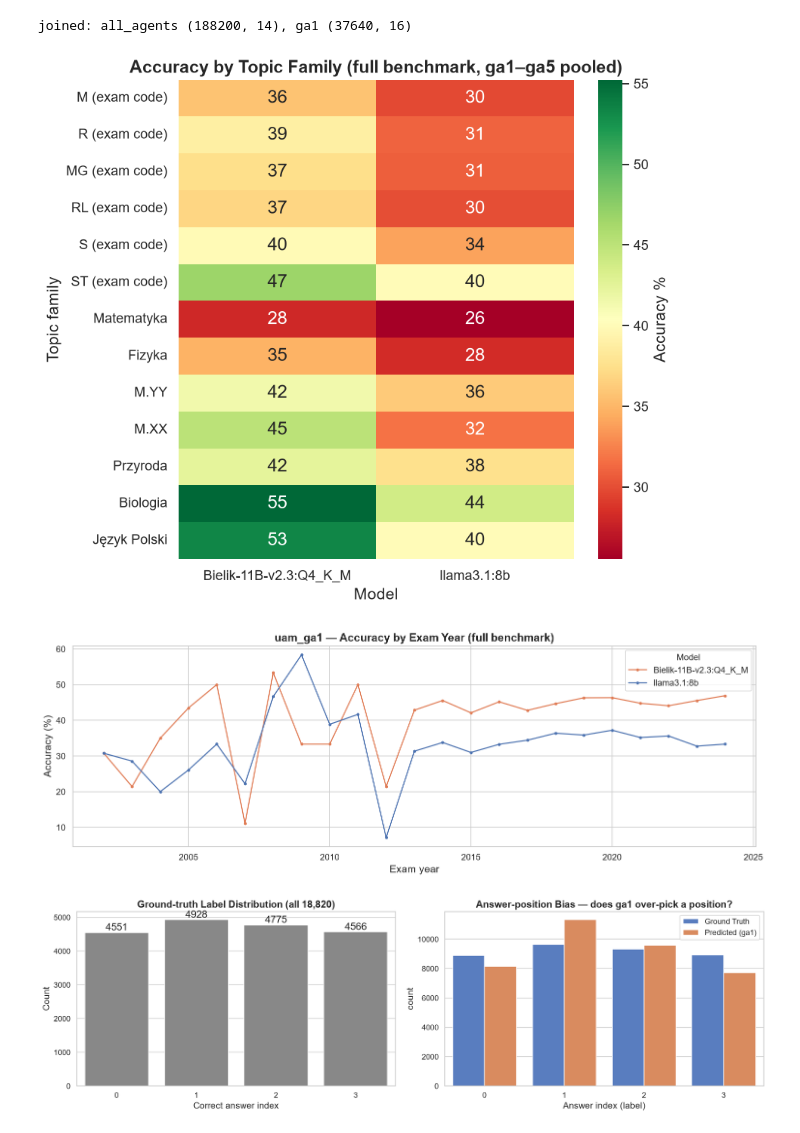
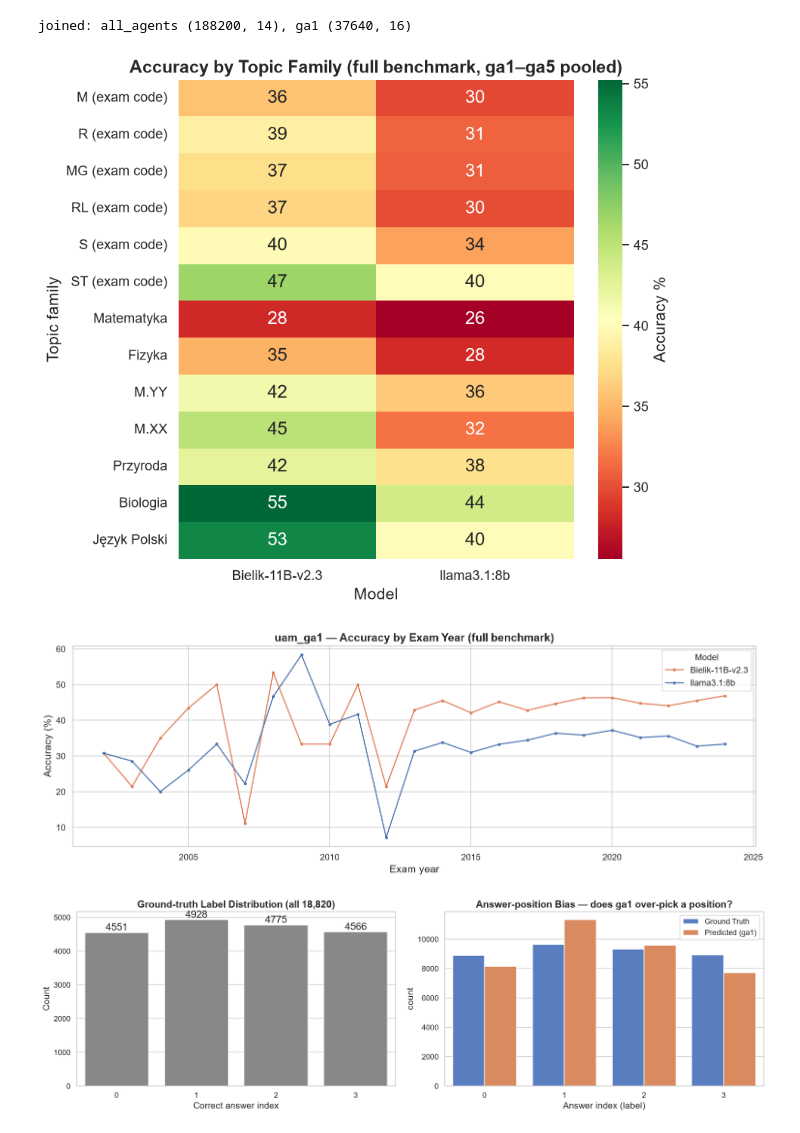
Before and after one commit to Wilsonuep/claims_processing, a Jupyter notebook: notebooks/data_discovery.ipynb, the cells around one changed output. Drawn from its saved outputs; the diff is of its cells as text; code cells hidden in the pictures.

```diff
--- a/notebooks/data_discovery.ipynb
+++ b/notebooks/data_discovery.ipynb
@@ -32,10 +32,10 @@ plt.rcParams.update({
     "figure.titlesize": 16,
 })
 
-PALETTE = {'Bielik-11B-v2.3:Q4_K_M': '#E07B54', 'llama3.1:8b': '#4C72B0'}
+PALETTE = {'Bielik-11B-v2.3': '#E07B54', 'llama3.1:8b': '#4C72B0'}
 
 def _short_model(m):
-    return 'Bielik-11B-v2.3:Q4_K_M' if 'Bielik' in str(m) else 'llama3.1:8b'
+    return 'Bielik-11B-v2.3' if 'Bielik' in str(m) else 'llama3.1:8b'
 
 # --- uam_ga1 (both models, all 18,820 claims each) ---
 ga1 = pd.read_sql_query("""
@@ -544,28 +544,28 @@ joined: all_agents (188200, 14), ga1 (37640, 16)
 # %%
 # Accuracy by topic family (full benchmark, ga1-ga5 pooled)
 fam = (ad.pivot_table("is_correct", "topic_family", "model", "mean") * 100)
-fam_n = ad[ad.model == "Bielik-11B-v2.3:Q4_K_M"].groupby("topic_family")["claim_id"].nunique()
+fam_n = ad[ad.model == "Bielik-11B-v2.3"].groupby("topic_family")["claim_id"].nunique()
 fam = fam.assign(n=fam_n).sort_values("n", ascending=False).head(15)
 fig, ax = plt.subplots(figsize=(8, 7))
-sns.heatmap(fam[["Bielik-11B-v2.3:Q4_K_M", "llama3.1:8b"]], annot=True, fmt=".0f", cmap="RdYlGn",
+sns.heatmap(fam[["Bielik-11B-v2.3", "llama3.1:8b"]], annot=True, fmt=".0f", cmap="RdYlGn",
             cbar_kws={"label": "Accuracy %"}, ax=ax)
 ax.set_title("Accuracy by Topic Family (full benchmark, ga1–ga5 pooled)", fontweight="bold")
 ax.set_ylabel("Topic family"); ax.set_xlabel("Model")
 plt.tight_layout(); plt.show()
 # %% [output]
-[figure, old version]
+[figure, new version]
 # %%
 # Accuracy by exam year (uam_ga1, full benchmark)
 yr = (g1.dropna(subset=["year"]).pivot_table("is_correct", "year", "model", "mean") * 100)
 fig, ax = plt.subplots(figsize=(14, 5))
-for m in ["Bielik-11B-v2.3:Q4_K_M", "llama3.1:8b"]:
+for m in ["Bielik-11B-v2.3", "llama3.1:8b"]:
     if m in yr:
         ax.plot(yr.index, yr[m], marker="o", ms=3, color=PALETTE[m], label=m)
 ax.set_title("uam_ga1 — Accuracy by Exam Year (full benchmark)", fontweight="bold")
 ax.set_xlabel("Exam year"); ax.set_ylabel("Accuracy (%)"); ax.legend(title="Model")
 plt.tight_layout(); plt.show()
 # %% [output]
-[figure, old version]
+[figure, new version]
 # %%
 # Benchmark label balance + answer-position bias (uam_ga1)
 fig, axes = plt.subplots(1, 2, figsize=(16, 5))
```
Also changed, not shown: parts of 11 cells of this notebook, 36 other files.
